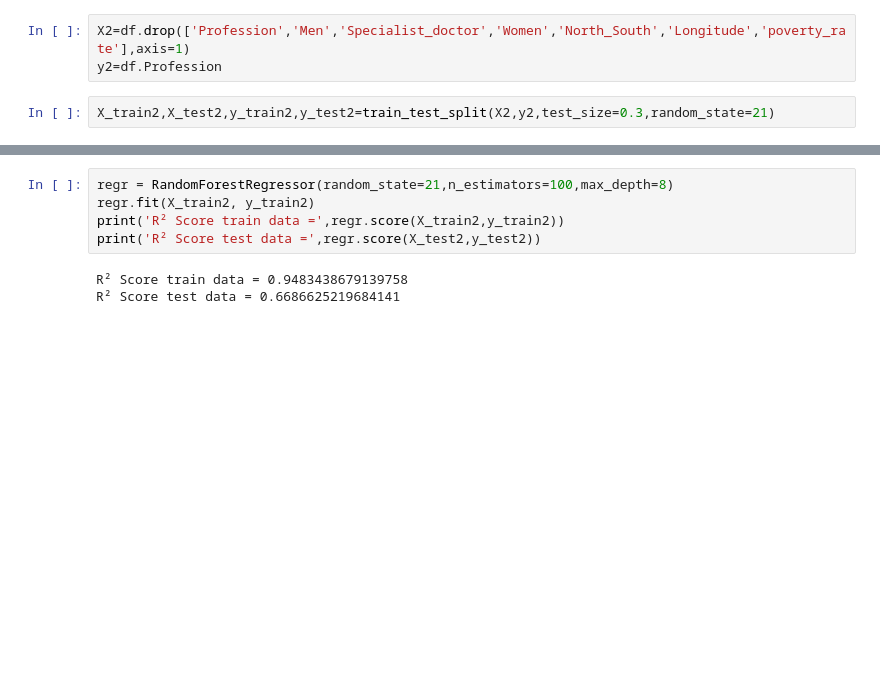
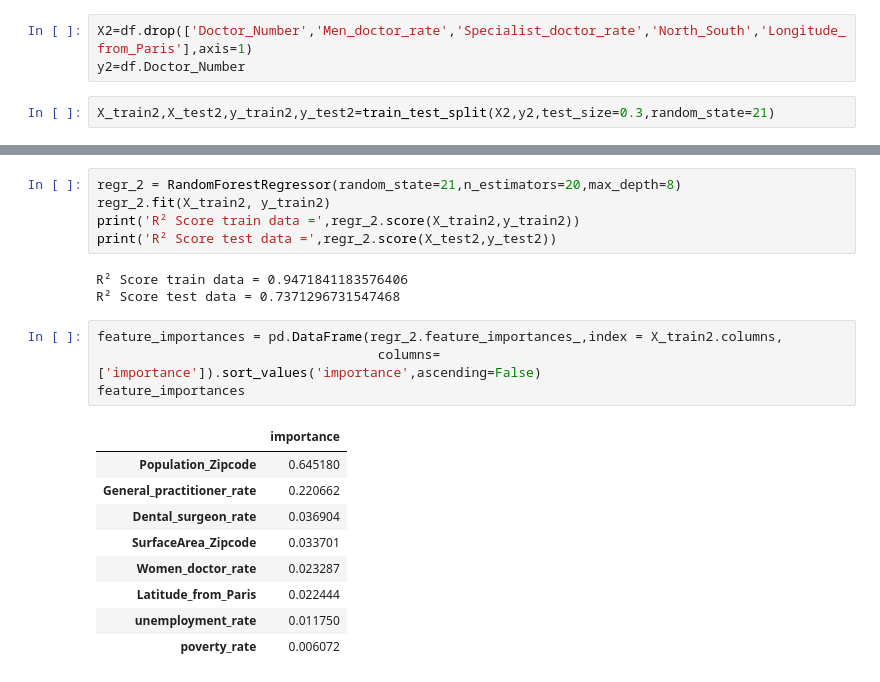
Before and after one commit to DianeDrl/Capstone-Project-1, a Jupyter notebook: Capstone Project 1.ipynb, the cells around one changed output, grey strips where cells are left out. Drawn from its saved outputs; the diff is of its cells as text; blank space fills up the shorter version.

```diff
--- a/Capstone Project 1.ipynb
+++ b/Capstone Project 1.ipynb
@@ -923,8 +951,8 @@ R² Score test data = 0.6930602067834747
 # %% [markdown]
 ### Random Forest Regressor without 'Men/Women', 'poverty_rate', 'Longitude' & 'North_South'
 # %%
-X2=df.drop(['Profession','Men','Specialist_doctor','Women','North_South','Longitude','poverty_rate'],axis=1)
-y2=df.Profession
+X2=df.drop(['Doctor_Number','Men_doctor_rate','Specialist_doctor_rate','North_South','Longitude_from_Paris'],axis=1)
+y2=df.Doctor_Number
 # %%
 X_train2,X_test2,y_train2,y_test2=train_test_split(X2,y2,test_size=0.3,random_state=21)
 # %%
@@ -940,8 +968,22 @@ print(regr_cv.best_score_)
 # %%
-regr = RandomForestRegressor(random_state=21,n_estimators=100,max_depth=8)
-regr.fit(X_train2, y_train2)
-print('R² Score train data =',regr.score(X_train2,y_train2))
-print('R² Score test data =',regr.score(X_test2,y_test2))
+regr_2 = RandomForestRegressor(random_state=21,n_estimators=20,max_depth=8)
+regr_2.fit(X_train2, y_train2)
+print('R² Score train data =',regr_2.score(X_train2,y_train2))
+print('R² Score test data =',regr_2.score(X_test2,y_test2))
 # %% [output]
-R² Score train data = 0.9483438679139758
-R² Score test data = 0.6686625219684141
+R² Score train data = 0.9471841183576406
+R² Score test data = 0.7371296731547468
+# %%
+feature_importances = pd.DataFrame(regr_2.feature_importances_,index = X_train2.columns,
+                                    columns=['importance']).sort_values('importance',ascending=False)
+feature_importances
+# %% [output]
+|  | importance |
+| Population_Zipcode | 0.645180 |
+| General_practitioner_rate | 0.220662 |
+| Dental_surgeon_rate | 0.036904 |
+| SurfaceArea_Zipcode | 0.033701 |
+| Women_doctor_rate | 0.023287 |
+| Latitude_from_Paris | 0.022444 |
+| unemployment_rate | 0.011750 |
+| poverty_rate | 0.006072 |
```
Also changed, not shown: parts of 14 cells of this notebook, 1 other file.
